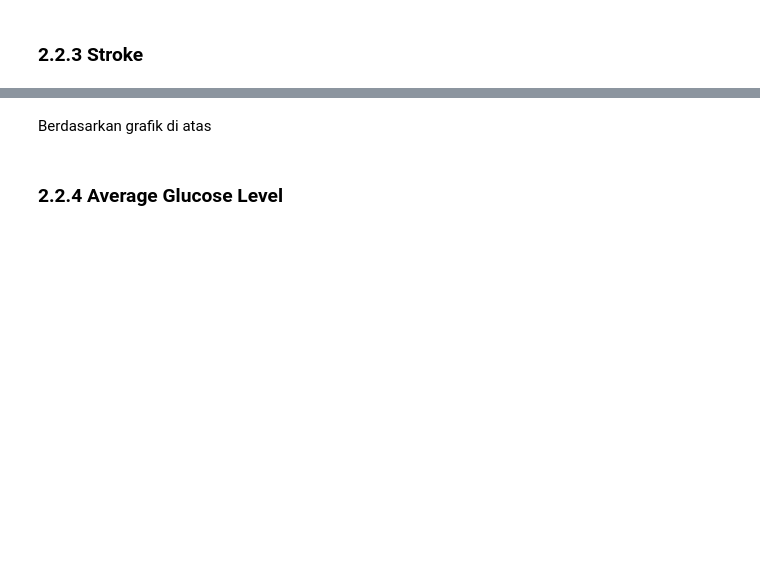
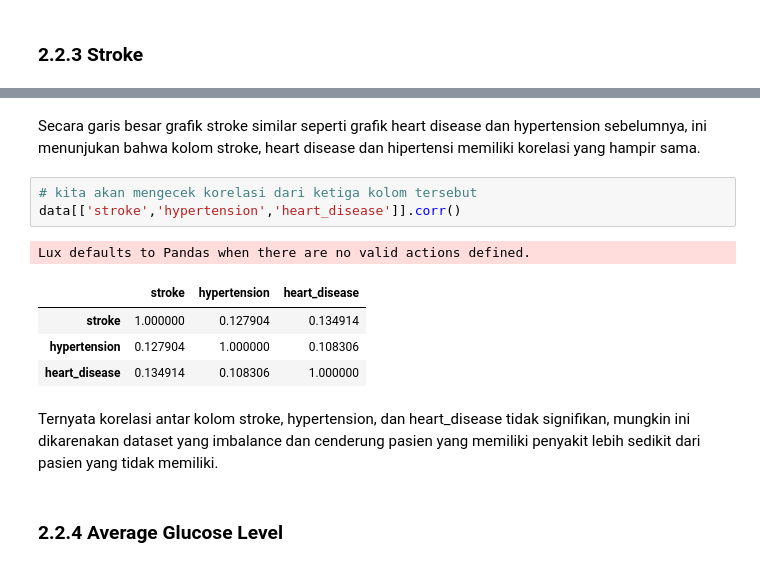
Before and after one commit to tbreja/stroke-prediction-model, a Jupyter notebook: notebook.ipynb, the cells around one changed output, grey strips where cells are left out. Drawn from its saved outputs; the diff is of its cells as text; blank space fills up the shorter version.

```diff
--- a/notebook.ipynb
+++ b/notebook.ipynb
@@ -459,7 +491,18 @@ posx and posy should be finite values
 posx and posy should be finite values
 posx and posy should be finite values
 [figure]
-# %% [markdown]
-Berdasarkan grafik di atas
+# %% [markdown]
+Secara garis besar grafik stroke similar seperti grafik heart disease dan hypertension sebelumnya, ini menunjukan bahwa kolom stroke, heart disease dan hipertensi memiliki korelasi yang hampir sama.
+# %%
+# kita akan mengecek korelasi dari ketiga kolom tersebut
+data[['stroke','hypertension','heart_disease']].corr()
+# %% [output]
+Lux defaults to Pandas when there are no valid actions defined.
+|  | stroke | hypertension | heart_disease |
+| stroke | 1.000000 | 0.127904 | 0.134914 |
+| hypertension | 0.127904 | 1.000000 | 0.108306 |
+| heart_disease | 0.134914 | 0.108306 | 1.000000 |
+# %% [markdown]
+Ternyata korelasi antar kolom stroke, hypertension, dan heart_disease tidak signifikan, mungkin ini dikarenakan dataset yang imbalance dan cenderung pasien yang memiliki penyakit lebih sedikit dari pasien yang tidak memiliki.
 # %% [markdown]
 ### 2.2.4 Average Glucose Level
```
Also changed, not shown: parts of 31 cells of this notebook, 1 other file.
